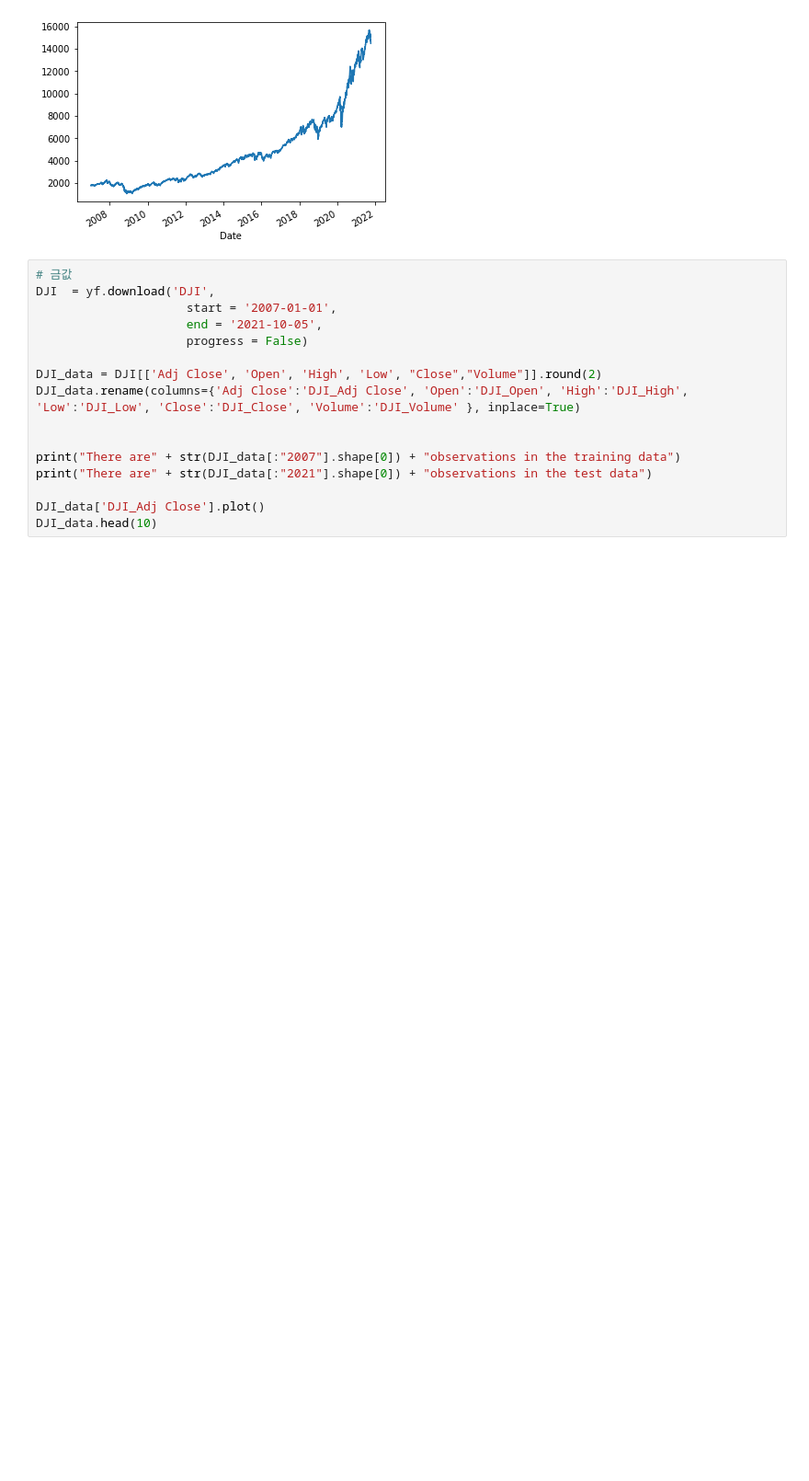
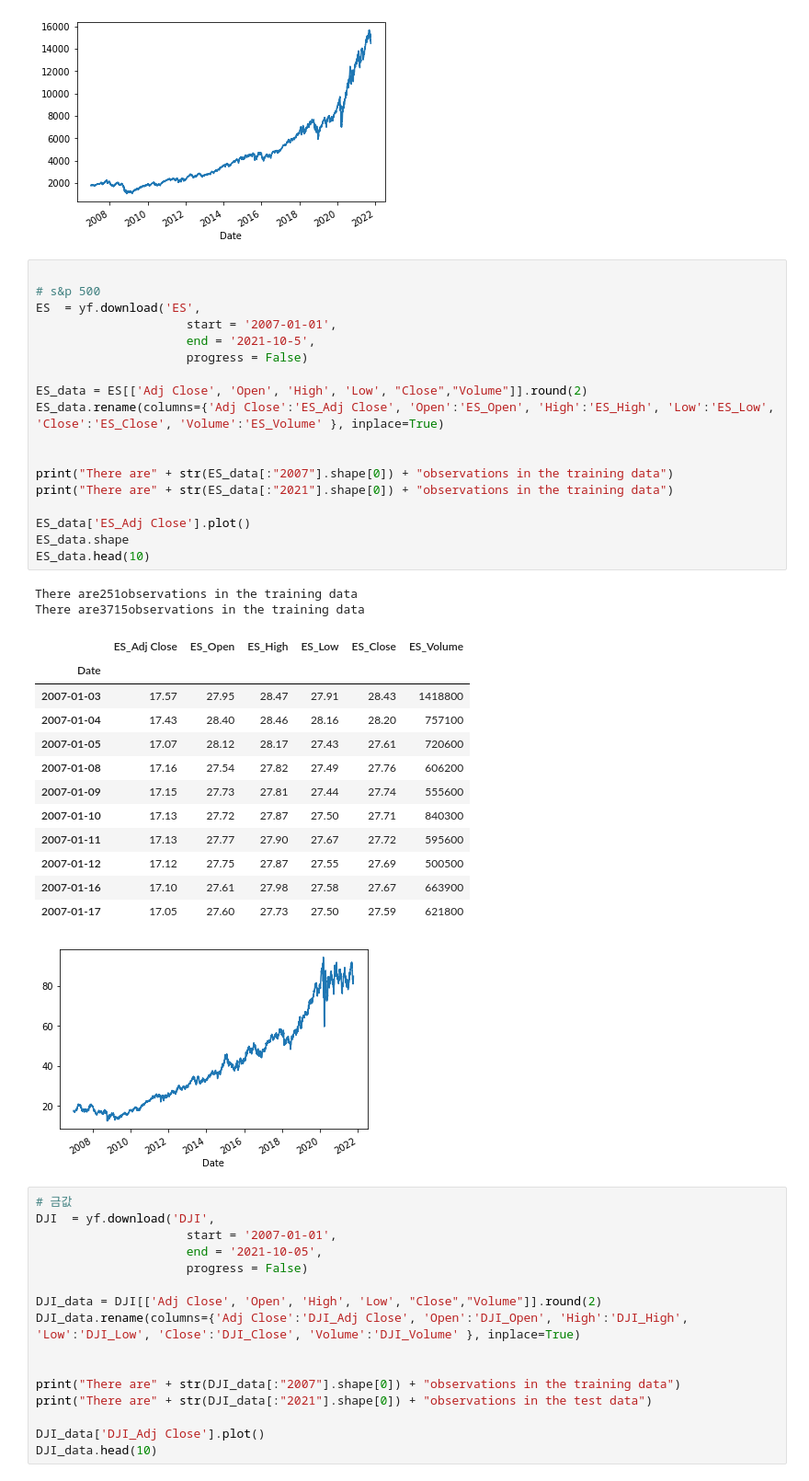
Before and after one commit to blackgreenc/AI, a Jupyter notebook: index_prediction.ipynb, the cells around one changed output. Shown: that part at 92% size. Saved outputs shown, nothing was run; the diff lists cells and outputs as text; blank space fills up the shorter version.

```diff
--- a/index_prediction.ipynb
+++ b/index_prediction.ipynb
@@ -59,6 +59,40 @@ There are3715observations in the training data
 | 2007-01-16 | 1842.44 | 1844.73 | 1847.54 | 1836.83 | 1842.44 | 2139550000 |
 | 2007-01-17 | 1827.68 | 1835.05 | 1843.07 | 1824.74 | 1827.68 | 2273880000 |
 [figure]
+# %%
+
+# s&p 500
+ES  = yf.download('ES',
+                     start = '2007-01-01',
+                     end = '2021-10-5',
+                     progress = False)
+
+ES_data = ES[['Adj Close', 'Open', 'High', 'Low', "Close","Volume"]].round(2)
+ES_data.rename(columns={'Adj Close':'ES_Adj Close', 'Open':'ES_Open', 'High':'ES_High', 'Low':'ES_Low', 'Close':'ES_Close', 'Volume':'ES_Volume' }, inplace=True)
+
+
+print("There are" + str(ES_data[:"2007"].shape[0]) + "observations in the training data")
+print("There are" + str(ES_data[:"2021"].shape[0]) + "observations in the training data")
+
+ES_data['ES_Adj Close'].plot()
+ES_data.shape
+ES_data.head(10)
+# %% [output]
+There are251observations in the training data
+There are3715observations in the training data
+|  | ES_Adj Close | ES_Open | ES_High | ES_Low | ES_Close | ES_Volume |
+| Date |  |  |  |  |  |  |
+| 2007-01-03 | 17.57 | 27.95 | 28.47 | 27.91 | 28.43 | 1418800 |
+| 2007-01-04 | 17.43 | 28.40 | 28.46 | 28.16 | 28.20 | 757100 |
+| 2007-01-05 | 17.07 | 28.12 | 28.17 | 27.43 | 27.61 | 720600 |
+| 2007-01-08 | 17.16 | 27.54 | 27.82 | 27.49 | 27.76 | 606200 |
+| 2007-01-09 | 17.15 | 27.73 | 27.81 | 27.44 | 27.74 | 555600 |
+| 2007-01-10 | 17.13 | 27.72 | 27.87 | 27.50 | 27.71 | 840300 |
+| 2007-01-11 | 17.13 | 27.77 | 27.90 | 27.67 | 27.72 | 595600 |
+| 2007-01-12 | 17.12 | 27.75 | 27.87 | 27.55 | 27.69 | 500500 |
+| 2007-01-16 | 17.10 | 27.61 | 27.98 | 27.58 | 27.67 | 663900 |
+| 2007-01-17 | 17.05 | 27.60 | 27.73 | 27.50 | 27.59 | 621800 |
+[figure, added]
 # %%
 # 금값
 DJI  = yf.download('DJI',
```
Also changed, not shown: parts of 11 cells of this notebook.
